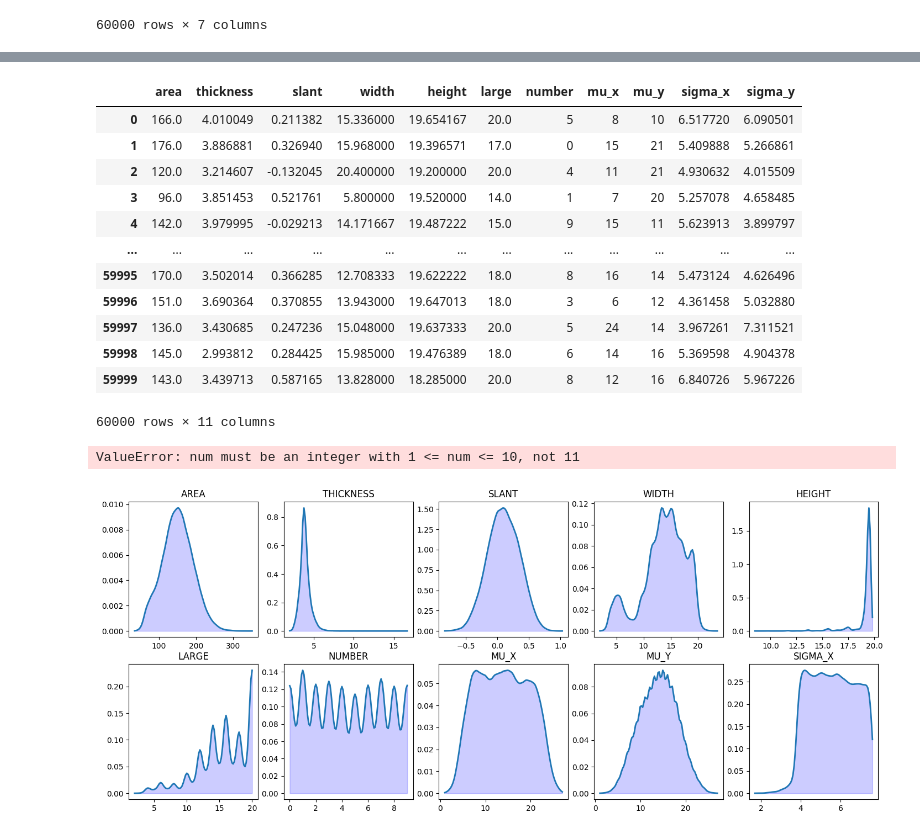
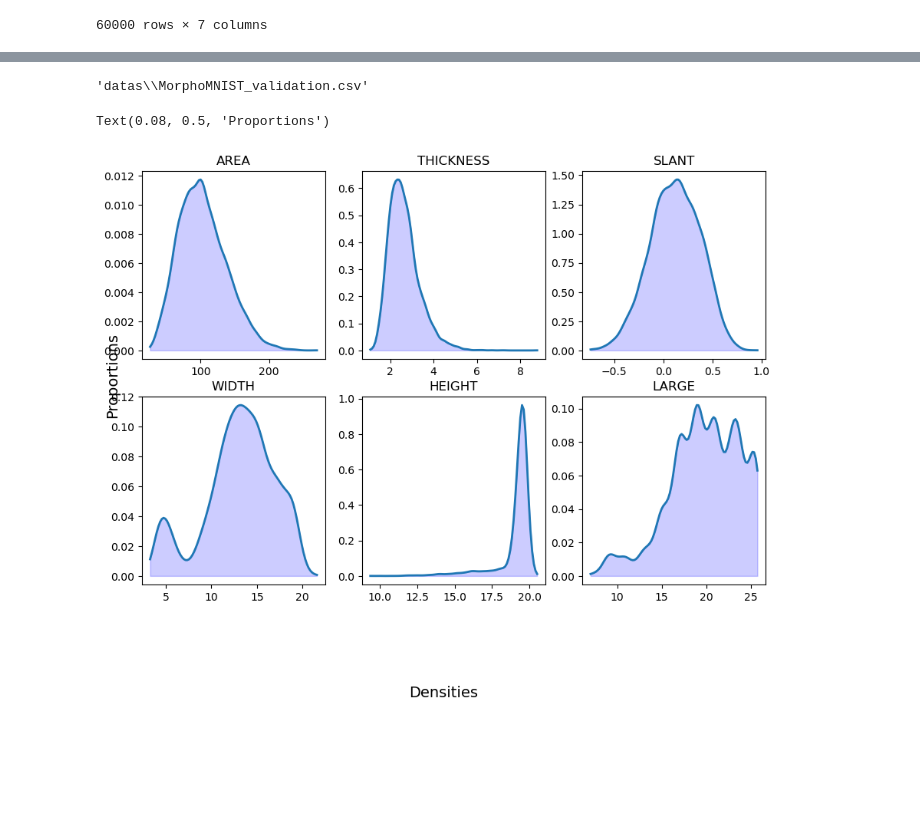
Before and after one commit to 77Michaux/VAE-HBN-MNIST, a Jupyter notebook: 00 - Prepare Labels.ipynb, the cells around one changed output, grey strips where cells are left out. Drawn from its saved outputs; the diff is of its cells as text; code cells hidden in the pictures; blank space fills up the shorter version.

Commit message:
test on MNIST

```diff
--- a/00 - Prepare Labels.ipynb
+++ b/00 - Prepare Labels.ipynb
@@ -86,9 +93,0 @@ Index(['thickness', 'slant', 'width', 'number', 'mu_x', 'mu_y', 'sigma_x',
-# %%
-path = r"datas/rt-mnist.npz"
-keys = ["masks", "mus", "stds"] #
-
-with np.load(path) as f:
-    M, MUS, STDS = [f[k] for k in keys]
-
-M = M.reshape((-1, 1, 28, 28))
-M.shape
@@ -97,6 +93,0 @@ M.shape
-# %%
-%autoreload 2
-img = X_train[:, 0].copy()
-
-def fct(img) :
-    return pd.Series(np.array(m.measure_image(img, threshold = 0.5, scale=1, verbose = 0)))
@@ -103,16 +96,14 @@ def fct(img) :
 # %%
-batchsize = 10000
-batch_range_train = range(0, X_train[:].shape[0] +1, batchsize)
+batchsize = 1000
+batch_range_val = range(0, X_val[:].shape[0] +1, batchsize)
 
-MorphoMNIST_RT = []
-for i, batch in enumerate(batch_range_train[:-1]) :
-    print(f"Epoch {i+1}/{len(batch_range_train) -1}")
-    X = X_train[batch:batch_range_train[i +1], 0]
-    X[X > 0] = 255
-    MorphoMNIST_RT.append(pd.DataFrame(map(fct, X)))
+MorphoMNIST_val = []
+for i, batch in enumerate(batch_range_val[:-1]) :
+    print(f"Epoch {i+1}/{len(batch_range_val) -1}")
+    MorphoMNIST_val.append(pd.DataFrame(map(fct, X_train[batch:batch_range_val[i +1], 0])))
 
-MorphoMNIST_RT = pd.concat(MorphoMNIST_RT)
-MorphoMNIST_RT.columns = colnames
-MorphoMNIST_RT["number"] = Y_train
-MorphoMNIST_RT
+MorphoMNIST_val = pd.concat(MorphoMNIST_val)
+MorphoMNIST_val.columns = colnames
+MorphoMNIST_val["number"] = Y_val
+MorphoMNIST_val
 # %% [output]
@@ -224,20 +133,5 @@ MorphoMNIST_RT
-# %%
-Morphomnist_rt_path = os.path.join(r"02 - BN_Works\DATAS", "continuous_morphomnist_rt.csv")
-# file_path = os.path.join(path, rep_dataset, rep_version, filename)
-# MorphoMNIST_RT.to_csv(Morphomnist_rt_path, index=False, sep = ";", encoding = "utf-8")
-MorphoMNIST_RT = pd.read_csv(Morphomnist_rt_path, index_col=None, sep = ";")
-MorphoMNIST_RT
-# %% [output]
-|  | area | thickness | slant | width | height | large | number | mu_x | mu_y | sigma_x | sigma_y |
-| 0 | 166.0 | 4.010049 | 0.211382 | 15.336000 | 19.654167 | 20.0 | 5 | 8 | 10 | 6.517720 | 6.090501 |
-| 1 | 176.0 | 3.886881 | 0.326940 | 15.968000 | 19.396571 | 17.0 | 0 | 15 | 21 | 5.409888 | 5.266861 |
-| 2 | 120.0 | 3.214607 | -0.132045 | 20.400000 | 19.200000 | 20.0 | 4 | 11 | 21 | 4.930632 | 4.015509 |
-| 3 | 96.0 | 3.851453 | 0.521761 | 5.800000 | 19.520000 | 14.0 | 1 | 7 | 20 | 5.257078 | 4.658485 |
-| 4 | 142.0 | 3.979995 | -0.029213 | 14.171667 | 19.487222 | 15.0 | 9 | 15 | 11 | 5.623913 | 3.899797 |
-| ... | ... | ... | ... | ... | ... | ... | ... | ... | ... | ... | ... |
-| 59995 | 170.0 | 3.502014 | 0.366285 | 12.708333 | 19.622222 | 18.0 | 8 | 16 | 14 | 5.473124 | 4.626496 |
-| 59996 | 151.0 | 3.690364 | 0.370855 | 13.943000 | 19.647013 | 18.0 | 3 | 6 | 12 | 4.361458 | 5.032880 |
-| 59997 | 136.0 | 3.430685 | 0.247236 | 15.048000 | 19.637333 | 20.0 | 5 | 24 | 14 | 3.967261 | 7.311521 |
-| 59998 | 145.0 | 2.993812 | 0.284425 | 15.985000 | 19.476389 | 18.0 | 6 | 14 | 16 | 5.369598 | 4.904378 |
-| 59999 | 143.0 | 3.439713 | 0.587165 | 13.828000 | 18.285000 | 20.0 | 8 | 12 | 16 | 6.840726 | 5.967226 |
-60000 rows × 11 columns
+# %%
+MorphoMNIST_val_path = r"datas\MorphoMNIST_validation.csv"
+MorphoMNIST_val_path
+# %% [output]
+'datas\\MorphoMNIST_validation.csv'
@@ -247,32 +143,32 @@ from scipy.stats import gaussian_kde
 # %%
 # path = r"../IMG"
 
-w, h = len(MorphoMNIST_RT.columns)//2, 2
+w, h = len(MorphoMNIST_val.columns)//2 , 2
 s = 3.5
 fig = plt.figure(figsize = (s*w, s*h))
 
-for i, col in enumerate(list(MorphoMNIST_RT.columns[0:])) :
-    Y = MorphoMNIST_RT[col]
+for i, col in enumerate(list(MorphoMNIST_val.columns[:-1])) :
+    Y = MorphoMNIST_val[col]
     kde_y = gaussian_kde(Y)
 
     grid = np.linspace(Y.min(), Y.max(), 100)
     p_Y = kde_y(grid)
 
     plt.subplot(h, w, i+1)
     plt.title(col.upper())
     plt.plot(grid, p_Y, linewidth = 2)
     plt.fill_between(
         x= grid,
         y1= p_Y,
         color= "b",
         alpha= 0.2)
 
     # plt.ylim(0, 1.0)
     # plt.grid(axis = "y")
 
 fig.text(0.5, -0.1, 'Densities', ha='center', fontsize = 14)
 fig.text(0.08, 0.5, 'Proportions', va='center', rotation='vertical', fontsize = 14)
 # fig.savefig(os.path.join(path, "Morpho-MNIST - Density.pdf"), bbox_inches = 'tight')
 # %% [output]
-ValueError: num must be an integer with 1 <= num <= 10, not 11
+Text(0.08, 0.5, 'Proportions')
-[figure, old version]
+[figure, new version]
```
Also changed, not shown: parts of 18 cells of this notebook, 36 other files.
